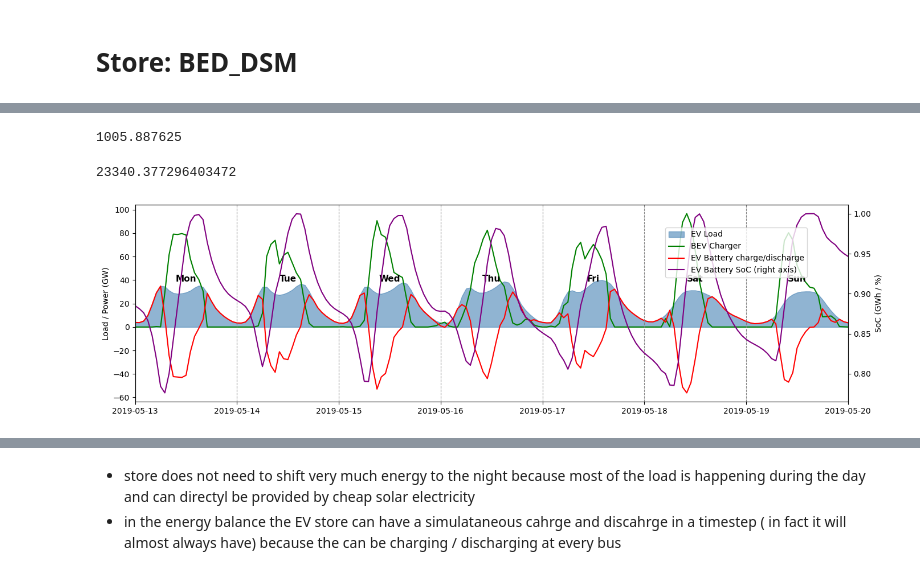
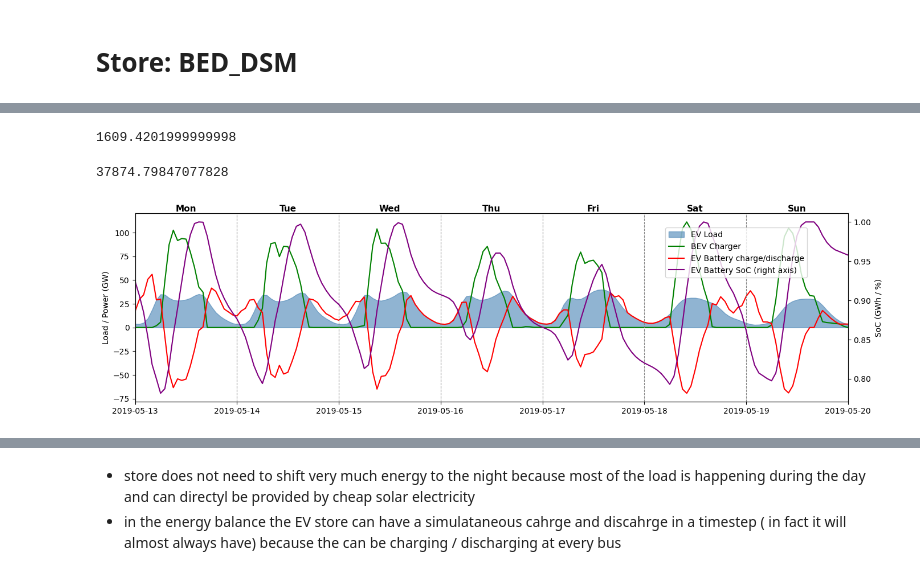
Before and after one commit to JulianGeis/pypsa-de-flex, a Jupyter notebook: flex_notebooks/bev_deep_dive.ipynb, the cells around one changed output, grey strips where cells are left out. Saved outputs shown, nothing was run; the diff lists cells and outputs as text; code cells hidden in the pictures.

```diff
--- a/flex_notebooks/bev_deep_dive.ipynb
+++ b/flex_notebooks/bev_deep_dive.ipynb
@@ -7,10 +7,11 @@ import matplotlib.pyplot as plt
 import matplotlib.dates as mdates
 # %%
 year = 2045
+scenario = "HighFlex" # "Base" # "HighFlex"
 
 f = "/home/julian-geis/Documents/06_PhD/02Flexibility/runs/"
 run = "20260213-flex-weaker-low-flex-scenarios-pminpu0.5-49cl-1H"
-n = pypsa.Network(f"{f}{run}/Base/networks/base_s_49__none_{year}.nc")
+n = pypsa.Network(f"{f}{run}/{scenario}/networks/base_s_49__none_{year}.nc")
 # %% [output]
 WARNING:pypsa.network.io:Importing network from PyPSA version v0.0.0 while current version is v0.35.2. Read the release notes at https://pypsa.readthedocs.io/en/latest/release_notes.html to prepare yo ...
 INFO:pypsa.network.io:New version 1.1.2 available! (Current: 0.35.2)
@@ -190,21 +197,21 @@ ev_load = n.loads_t.p[ind_land_transport_ev].sum(axis=1)/1e3
 first_monday = ev_load['2019-01'].index[ev_load['2019-01'].index.dayofweek == 0][0]
 week_ev = ev_load[first_monday: first_monday + pd.Timedelta(days=7)]
 
-ax1.fill_between(week_ev.index, week_ev.values, color='steelblue', alpha=0.6, label='EV Load')
-ax1.set_ylabel('EV Load (GW)')
+ax1.fill_between(week_ev.index, week_ev.values, color='steelblue', alpha=0.6, label='BEV Load')
+ax1.set_ylabel('GW')
 
 # Charging availability
 ax2 = ax1.twinx()
 week_charger = n.links_t.p_max_pu[ind_charger].mean(axis=1)[first_monday: first_monday + pd.Timedelta(days=7)]
 ax2.plot(week_charger.index, week_charger.values, color='orange', linewidth=1.5, label='Charger availability')
-ax2.set_ylabel('Charger availability (p.u.)')
+ax2.set_ylabel('Charger availability')
 
 # Day labels + separators
 for i in range(7):
     day = first_monday + pd.Timedelta(days=i)
     if i > 0:
         ax1.axvline(day, color='grey', linewidth=0.8, linestyle='--')
-    ax1.text(day + pd.Timedelta(hours=12), week_ev.max() * 0.97,
+    ax1.text(day + pd.Timedelta(hours=12), week_ev.max() * 1.07,
              ['Mon','Tue','Wed','Thu','Fri','Sat','Sun'][i],
              ha='center', fontweight='bold', fontsize=11)
 
@@ -241,25 +248,27 @@ week_start = pd.Timestamp('2019-01-01') + pd.Timedelta(weeks=week_number - 1)
 week_start -= pd.Timedelta(days=week_start.dayofweek)  # snap to Monday
 week = slice(week_start, week_start + pd.Timedelta(days=7))
 
-ax1.fill_between(ev_load[week].index, ev_load[week].values, color='steelblue', alpha=0.6, label='EV Load')
+ax1.fill_between(ev_load[week].index, ev_load[week].values, color='steelblue', alpha=0.6, label='BEV Load')
 ax1.plot(n.links_t.p0[ind_charger].sum(axis=1)[week]/1e3, color='green', linewidth=1.5, label='BEV Charger Load')
-ax1.set_ylabel('Load (GW)')
+ax1.set_ylabel('GW')
 
 ax2 = ax1.twinx()
 ax2.plot(n.links_t.p_max_pu[ind_charger].mean(axis=1)[week], color='orange', linewidth=1.5, label='Charger availability')
-ax2.set_ylabel('Charger availability (p.u.)')
+ax2.set_ylabel('Charger availability')
 
 for i in range(7):
     day = week_start + pd.Timedelta(days=i)
     if i > 0:
         ax1.axvline(day, color='grey', linewidth=0.8, linestyle='--')
-    ax1.text(day + pd.Timedelta(hours=12), ev_load[week].max() * 0.97,
+    ax1.text(day + pd.Timedelta(hours=12), max((n.links_t.p0[ind_charger].sum(axis=1)[week]/1e3).max(),
+                                               ev_load[week].max(),
+                                               ) * 0.97,
              ['Mon','Tue','Wed','Thu','Fri','Sat','Sun'][i], ha='center', fontweight='bold', fontsize=11)
 
 ax1.set_xlim(ev_load[week].index[0], ev_load[week].index[-1])
 lines1, labels1 = ax1.get_legend_handles_labels()
 lines2, labels2 = ax2.get_legend_handles_labels()
-fig.legend(lines1 + lines2, labels1 + labels2, loc='upper right', bbox_to_anchor=(0.9, 0.88))
+fig.legend(lines1 + lines2, labels1 + labels2, loc='upper right', bbox_to_anchor=(0.93, 0.88))
 plt.tight_layout()
 plt.show()
 # %% [output]
@@ -280,12 +289,12 @@ n.stores.loc[ind_stores].head(3)
 # storage capacity
 n.stores.loc[ind_stores].e_nom_opt.sum() / 1e3 # GWh
 # %% [output]
-1005.887625
+1609.4201999999998
 # %%
 # max load per day
 n.stores_t.e[ind_stores].sum(axis=1).resample("D").sum().max() / 1e3 # GWh/day
 # %% [output]
-23340.377296403472
+37874.79847077828
 # %%
 week_number = 20  # change this to any week 1-52
 
@@ -296,33 +305,35 @@ week_start = pd.Timestamp('2019-01-01') + pd.Timedelta(weeks=week_number - 1)
 week_start -= pd.Timedelta(days=week_start.dayofweek)
 week = slice(week_start, week_start + pd.Timedelta(days=7))
 
 # Left axis: power flows
 ax1.fill_between(ev_load[week].index, ev_load[week].values, color='steelblue', alpha=0.6, label='EV Load')
 ax1.plot(n.links_t.p0[ind_charger].sum(axis=1)[week]/1e3, color='green', linewidth=1.5, label='BEV Charger')
 ax1.plot(n.stores_t.p[ind_stores].sum(axis=1)[week]/1e3, color='red', linewidth=1.5, label='EV Battery charge/discharge')
 # ax1.plot((n.links_t.p_max_pu[ind_charger] * n.links.loc[ind_charger].p_nom_opt).sum(axis=1)[week]/1e3,
 #          color='orange', linewidth=1.5, label='Charger max power')
 ax1.set_ylabel('Load / Power (GW)')
 
 # Right axis: SoC
 ax2 = ax1.twinx()
 # ax2.plot(n.stores_t.e[ind_stores].sum(axis=1)[week]/1e3, color='purple', linewidth=1.5, label='EV Battery SoC')
 ax2.plot(n.stores_t.e[ind_stores].sum(axis=1)[week]/n.stores.loc[ind_stores].e_nom_opt.sum(), color='purple', linewidth=1.5, label='EV Battery SoC (right axis)')
 ax2.set_ylabel('SoC (GWh / %)')
 
 for i in range(7):
     day = week_start + pd.Timedelta(days=i)
     if i > 0:
         ax1.axvline(day, color='grey', linewidth=0.8, linestyle='--')
-    ax1.text(day + pd.Timedelta(hours=12), ev_load[week].max() * 0.97,
+    ax1.text(day + pd.Timedelta(hours=12), max((n.links_t.p0[ind_charger].sum(axis=1)[week]/1e3).max(),
+                                               ev_load[week].max(),
+                                               ) * 1.1,
              ['Mon','Tue','Wed','Thu','Fri','Sat','Sun'][i], ha='center', fontweight='bold', fontsize=11)
 
 ax1.set_xlim(ev_load[week].index[0], ev_load[week].index[-1])
 lines1, labels1 = ax1.get_legend_handles_labels()
 lines2, labels2 = ax2.get_legend_handles_labels()
 fig.legend(lines1 + lines2, labels1 + labels2, loc='upper right', bbox_to_anchor=(0.9, 0.88))
 plt.tight_layout()
 plt.show()
 # %% [output]
-[figure, old version]
+[figure, new version]
 # %%
```
Also changed, not shown: parts of 46 cells of this notebook, 6 other files.
